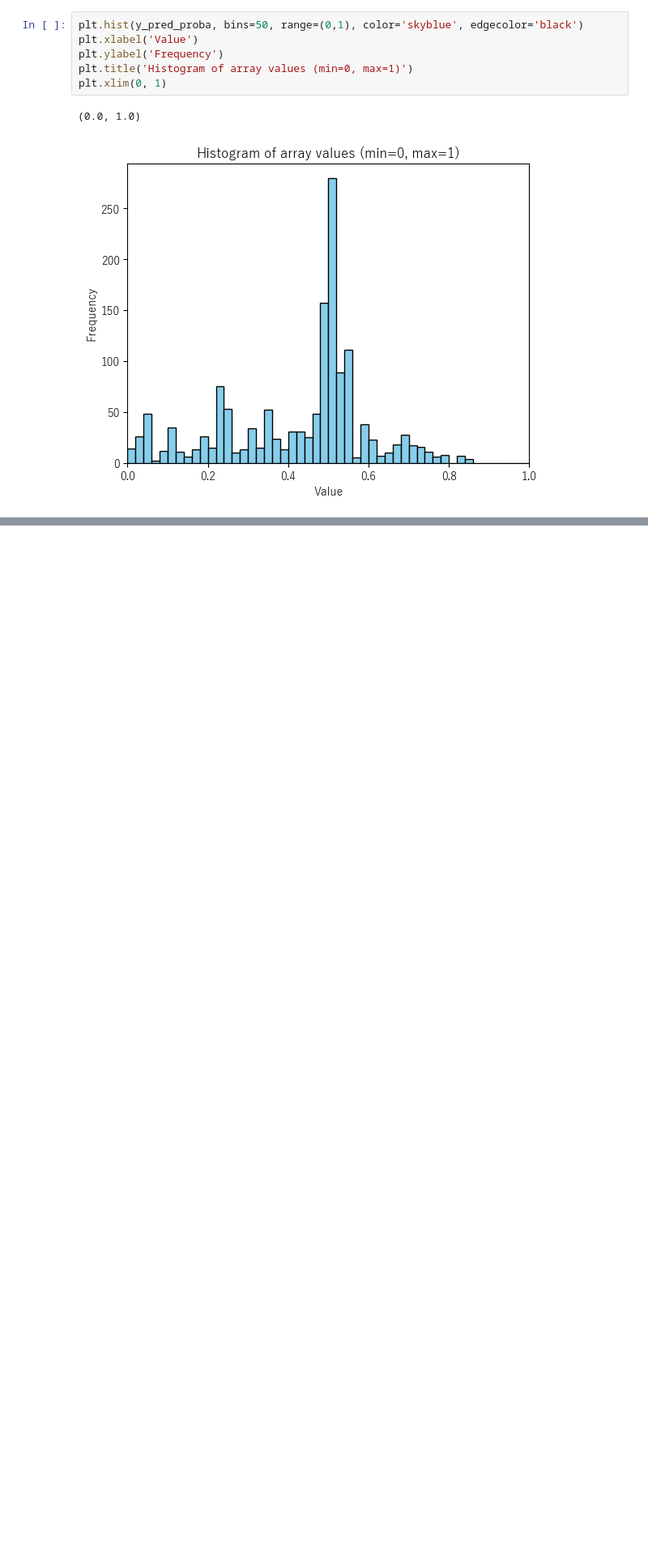
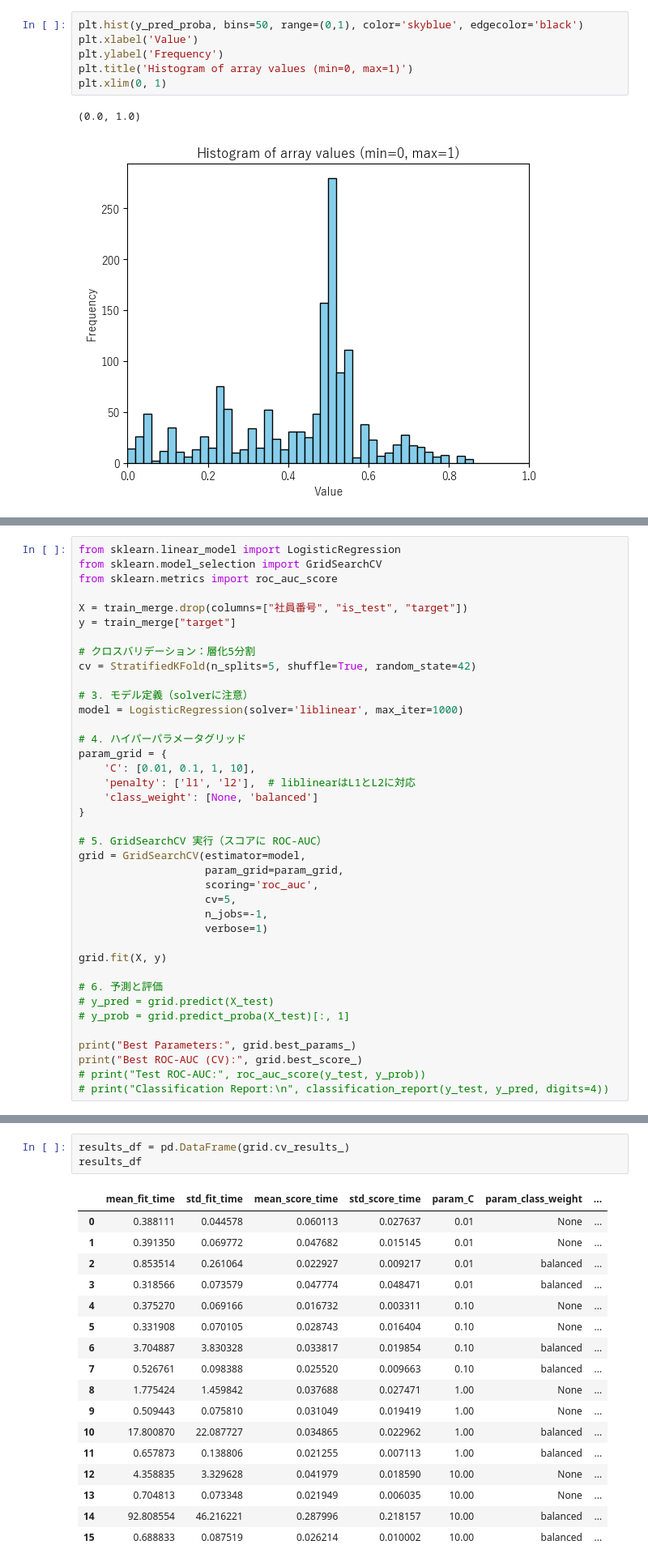
Before and after one commit to yoshi-suke/202507-atma-cup, a Jupyter notebook: test.ipynb, the cells around one changed output, grey strips where cells are left out. Shown at 81% size. Saved outputs shown, nothing was run; the diff lists cells and outputs as text; blank space fills up the shorter version.

Commit message:
feat: LightGBM, GridSearch追加

```diff
--- a/test.ipynb
+++ b/test.ipynb
@@ -1678,0 +1754,39 @@ plt.xlim(0, 1)
+# %%
+from sklearn.linear_model import LogisticRegression
+from sklearn.model_selection import GridSearchCV
+from sklearn.metrics import roc_auc_score
+
+X = train_merge.drop(columns=["社員番号", "is_test", "target"])
+y = train_merge["target"]
+
+# クロスバリデーション：層化5分割
+cv = StratifiedKFold(n_splits=5, shuffle=True, random_state=42)
+
+# 3. モデル定義（solverに注意）
+model = LogisticRegression(solver='liblinear', max_iter=1000)
+
+# 4. ハイパーパラメータグリッド
+param_grid = {
+    'C': [0.01, 0.1, 1, 10],
+    'penalty': ['l1', 'l2'],  # liblinearはL1とL2に対応
+    'class_weight': [None, 'balanced']
+}
+
+# 5. GridSearchCV 実行（スコアに ROC-AUC）
+grid = GridSearchCV(estimator=model,
+                    param_grid=param_grid,
+                    scoring='roc_auc',
+                    cv=5,
+                    n_jobs=-1,
+                    verbose=1)
+
+grid.fit(X, y)
+
+# 6. 予測と評価
+# y_pred = grid.predict(X_test)
+# y_prob = grid.predict_proba(X_test)[:, 1]
+
+print("Best Parameters:", grid.best_params_)
+print("Best ROC-AUC (CV):", grid.best_score_)
+# print("Test ROC-AUC:", roc_auc_score(y_test, y_prob))
+# print("Classification Report:\n", classification_report(y_test, y_pred, digits=4))
@@ -1678,0 +1797,21 @@ plt.xlim(0, 1)
+# %%
+results_df = pd.DataFrame(grid.cv_results_)
+results_df
+# %% [output]
+|  | mean_fit_time | std_fit_time | mean_score_time | std_score_time | param_C | param_class_weight | ... |
+| 0 | 0.388111 | 0.044578 | 0.060113 | 0.027637 | 0.01 | None | ... |
+| 1 | 0.391350 | 0.069772 | 0.047682 | 0.015145 | 0.01 | None | ... |
+| 2 | 0.853514 | 0.261064 | 0.022927 | 0.009217 | 0.01 | balanced | ... |
+| 3 | 0.318566 | 0.073579 | 0.047774 | 0.048471 | 0.01 | balanced | ... |
+| 4 | 0.375270 | 0.069166 | 0.016732 | 0.003311 | 0.10 | None | ... |
+| 5 | 0.331908 | 0.070105 | 0.028743 | 0.016404 | 0.10 | None | ... |
+| 6 | 3.704887 | 3.830328 | 0.033817 | 0.019854 | 0.10 | balanced | ... |
+| 7 | 0.526761 | 0.098388 | 0.025520 | 0.009663 | 0.10 | balanced | ... |
+| 8 | 1.775424 | 1.459842 | 0.037688 | 0.027471 | 1.00 | None | ... |
+| 9 | 0.509443 | 0.075810 | 0.031049 | 0.019419 | 1.00 | None | ... |
+| 10 | 17.800870 | 22.087727 | 0.034865 | 0.022962 | 1.00 | balanced | ... |
+| 11 | 0.657873 | 0.138806 | 0.021255 | 0.007113 | 1.00 | balanced | ... |
+| 12 | 4.358835 | 3.329628 | 0.041979 | 0.018590 | 10.00 | None | ... |
+| 13 | 0.704813 | 0.073348 | 0.021949 | 0.006035 | 10.00 | None | ... |
+| 14 | 92.808554 | 46.216221 | 0.287996 | 0.218157 | 10.00 | balanced | ... |
+| 15 | 0.688833 | 0.087519 | 0.026214 | 0.010002 | 10.00 | balanced | ... |
```
Also changed, not shown: parts of 17 cells of this notebook, 3 other files.
